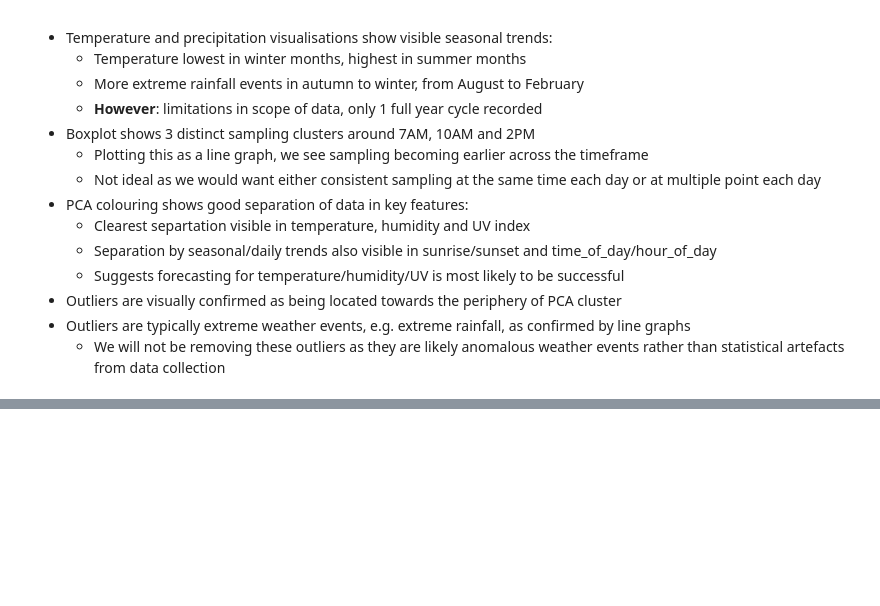
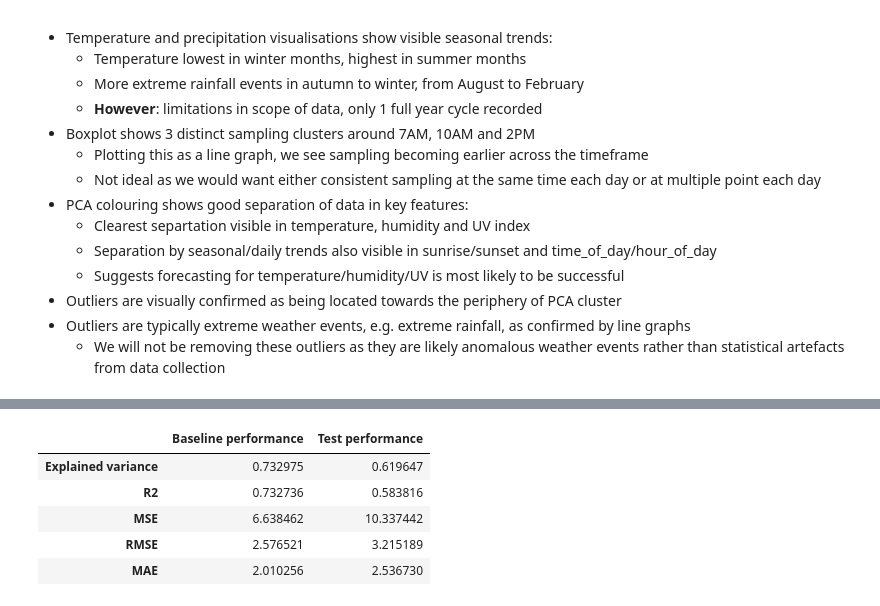
Before and after one commit to ryokusakari/weather-forecasting, a Jupyter notebook: UKforecasting.ipynb, the cells around one changed output, grey strips where cells are left out. Cells and saved outputs as stored; diff of their text form; code cells hidden in the pictures; blank space fills up the shorter version.

```diff
--- a/UKforecasting.ipynb
+++ b/UKforecasting.ipynb
@@ -545,0 +664,9 @@ plt.show()
+# %%
+# Regressor metrics calculator
+def RegmodelPerformance(y_true, y_pred):
+    exp_var = metrics.explained_variance_score(y_true, y_pred)
+    r_square = metrics.r2_score(y_true, y_pred)
+    MSE = metrics.mean_squared_error(y_true, y_pred)
+    RMSE = np.sqrt(MSE)
+    MAE = metrics.mean_absolute_error(y_true, y_pred)
+    return(exp_var, r_square, MSE, RMSE, MAE)
@@ -545,0 +739,46 @@ plt.show()
+# %%
+X = series_to_supervised(forecast_df, n_in=best_n_in, n_out=1)
+
+y = forecast_df["temperature_celsius"].shift(-1)
+y = y.loc[X.index]
+
+valid_idx = y.dropna().index
+
+X = X.loc[valid_idx]
+y = y.loc[valid_idx]
+
+# Train/test split
+X_train = X.loc[X.index < test_start_date]
+y_train = y.loc[y.index < test_start_date]
+
+X_test = X.loc[X.index >= test_start_date]
+y_test = y.loc[y.index >= test_start_date]
+
+# Test classifier on test set
+xgb_best = XGBRegressor(
+    random_state=42,
+    n_jobs=4,
+    **best_params
+)
+
+xgb_best.fit(X_train, y_train)
+y_pred = xgb_best.predict(X_test)
+
+baseline_pred = X_test["var1(t)"]
+test_performance = [metric for metric in RegmodelPerformance(y_test, y_pred)]
+baseline_performance = [metric for metric in RegmodelPerformance(y_test, baseline_pred)]
+
+performance_df = pd.DataFrame({
+    "Baseline performance": baseline_performance,
+    "Test performance": test_performance
+})
+performance_df.index = ["Explained variance", "R2", "MSE", "RMSE", "MAE"]
+
+display(performance_df)
+# %% [output]
+|  | Baseline performance | Test performance |
+| Explained variance | 0.732975 | 0.619647 |
+| R2 | 0.732736 | 0.583816 |
+| MSE | 6.638462 | 10.337442 |
+| RMSE | 2.576521 | 3.215189 |
+| MAE | 2.010256 | 2.536730 |
```
Also changed, not shown: parts of 16 cells of this notebook, 2 other files.
